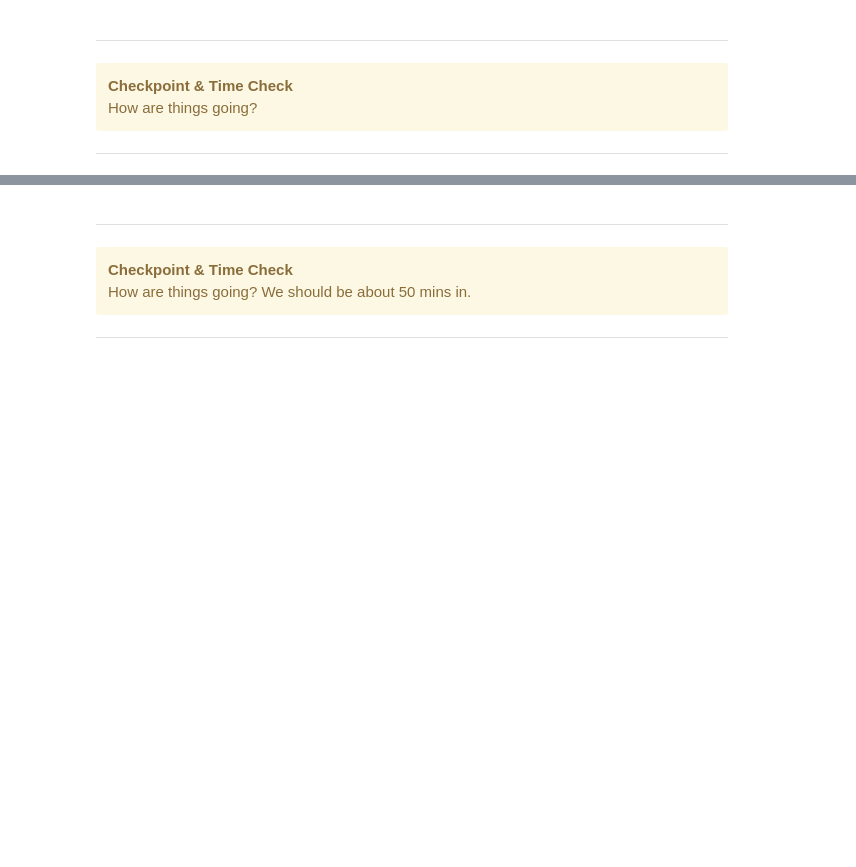
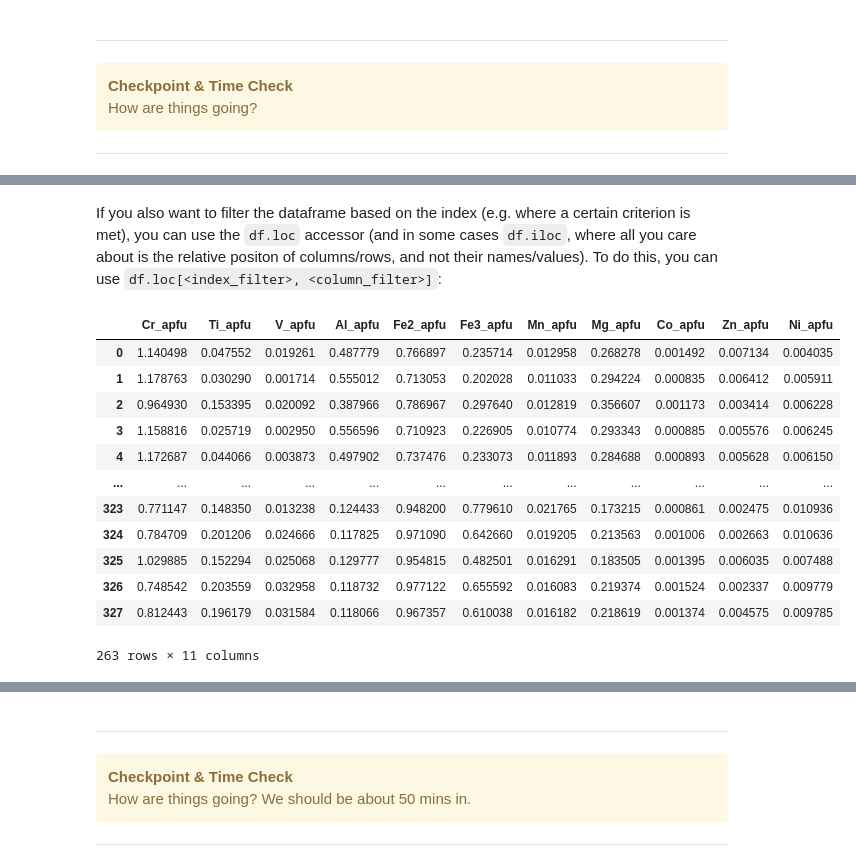
Before and after one commit to morganjwilliams/202103-MQ-pyrolite-workshop, a Jupyter notebook: notebooks/01_jupyter_python.ipynb, the cells around one changed output, grey strips where cells are left out. Saved outputs shown, nothing was run; the diff lists cells and outputs as text; code cells hidden in the pictures; blank space fills up the shorter version.

```diff
--- a/notebooks/01_jupyter_python.ipynb
+++ b/notebooks/01_jupyter_python.ipynb
@@ -191,0 +353,18 @@ help(add_one_and_square)
+# %% [markdown]
+If you also want to filter the dataframe based on the index (e.g. where a certain criterion is met), you can use the `df.loc` accessor (and in some cases `df.iloc`, where all you care about is the relative positon of columns/rows, and not their names/values). To do this, you can use `df.loc[<index_filter>, <column_filter>]`:
+# %%
+df.loc[df.Mineral == 'spinel', [c for c in df.columns if 'apfu' in c]].dropna(how='any')
+# %% [output]
+|  | Cr_apfu | Ti_apfu | V_apfu | Al_apfu | Fe2_apfu | Fe3_apfu | Mn_apfu | Mg_apfu | Co_apfu | Zn_apfu | Ni_apfu |
+| 0 | 1.140498 | 0.047552 | 0.019261 | 0.487779 | 0.766897 | 0.235714 | 0.012958 | 0.268278 | 0.001492 | 0.007134 | 0.004035 |
+| 1 | 1.178763 | 0.030290 | 0.001714 | 0.555012 | 0.713053 | 0.202028 | 0.011033 | 0.294224 | 0.000835 | 0.006412 | 0.005911 |
+| 2 | 0.964930 | 0.153395 | 0.020092 | 0.387966 | 0.786967 | 0.297640 | 0.012819 | 0.356607 | 0.001173 | 0.003414 | 0.006228 |
+| 3 | 1.158816 | 0.025719 | 0.002950 | 0.556596 | 0.710923 | 0.226905 | 0.010774 | 0.293343 | 0.000885 | 0.005576 | 0.006245 |
+| 4 | 1.172687 | 0.044066 | 0.003873 | 0.497902 | 0.737476 | 0.233073 | 0.011893 | 0.284688 | 0.000893 | 0.005628 | 0.006150 |
+| ... | ... | ... | ... | ... | ... | ... | ... | ... | ... | ... | ... |
+| 323 | 0.771147 | 0.148350 | 0.013238 | 0.124433 | 0.948200 | 0.779610 | 0.021765 | 0.173215 | 0.000861 | 0.002475 | 0.010936 |
+| 324 | 0.784709 | 0.201206 | 0.024666 | 0.117825 | 0.971090 | 0.642660 | 0.019205 | 0.213563 | 0.001006 | 0.002663 | 0.010636 |
+| 325 | 1.029885 | 0.152294 | 0.025068 | 0.129777 | 0.954815 | 0.482501 | 0.016291 | 0.183505 | 0.001395 | 0.006035 | 0.007488 |
+| 326 | 0.748542 | 0.203559 | 0.032958 | 0.118732 | 0.977122 | 0.655592 | 0.016083 | 0.219374 | 0.001524 | 0.002337 | 0.009779 |
+| 327 | 0.812443 | 0.196179 | 0.031584 | 0.118066 | 0.967357 | 0.610038 | 0.016182 | 0.218619 | 0.001374 | 0.004575 | 0.009785 |
+263 rows × 11 columns
```
Also changed, not shown: parts of 46 cells of this notebook, 1 other file.
